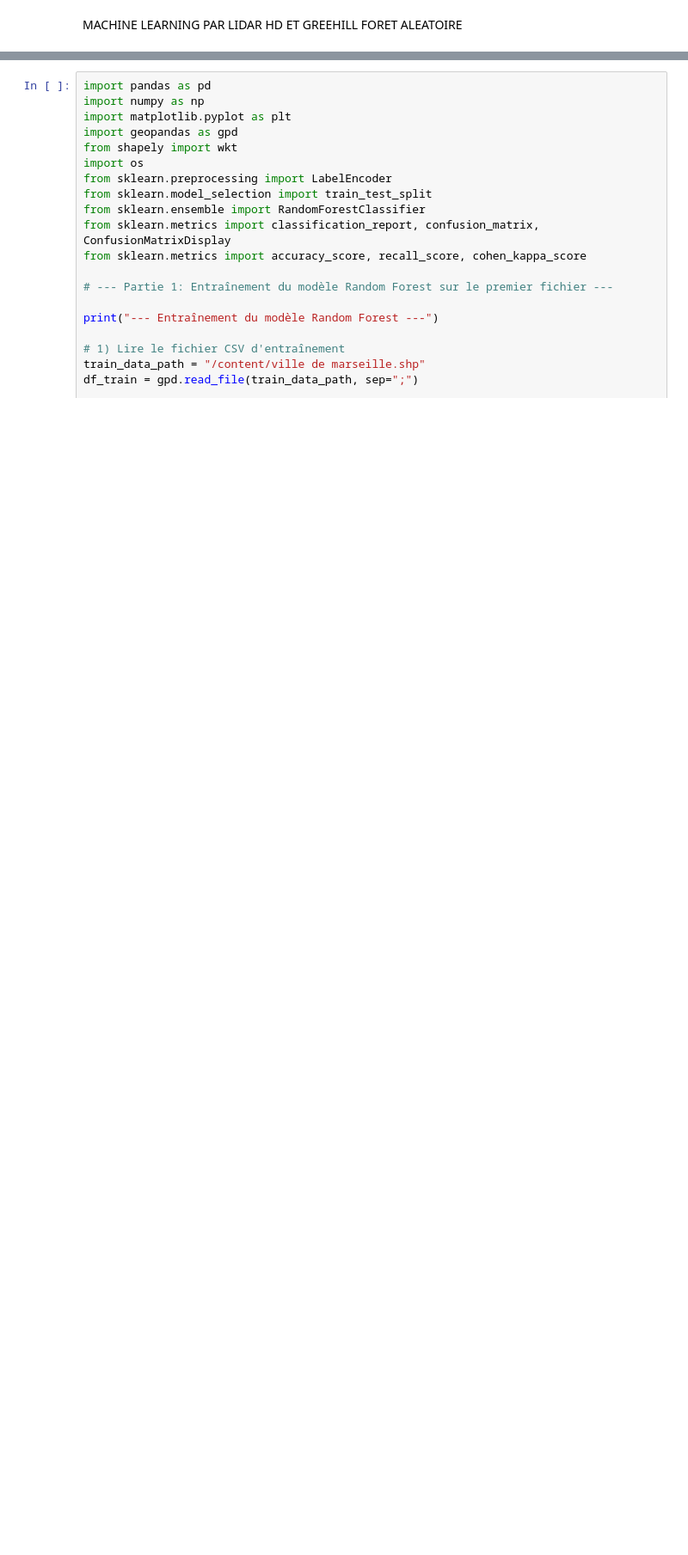
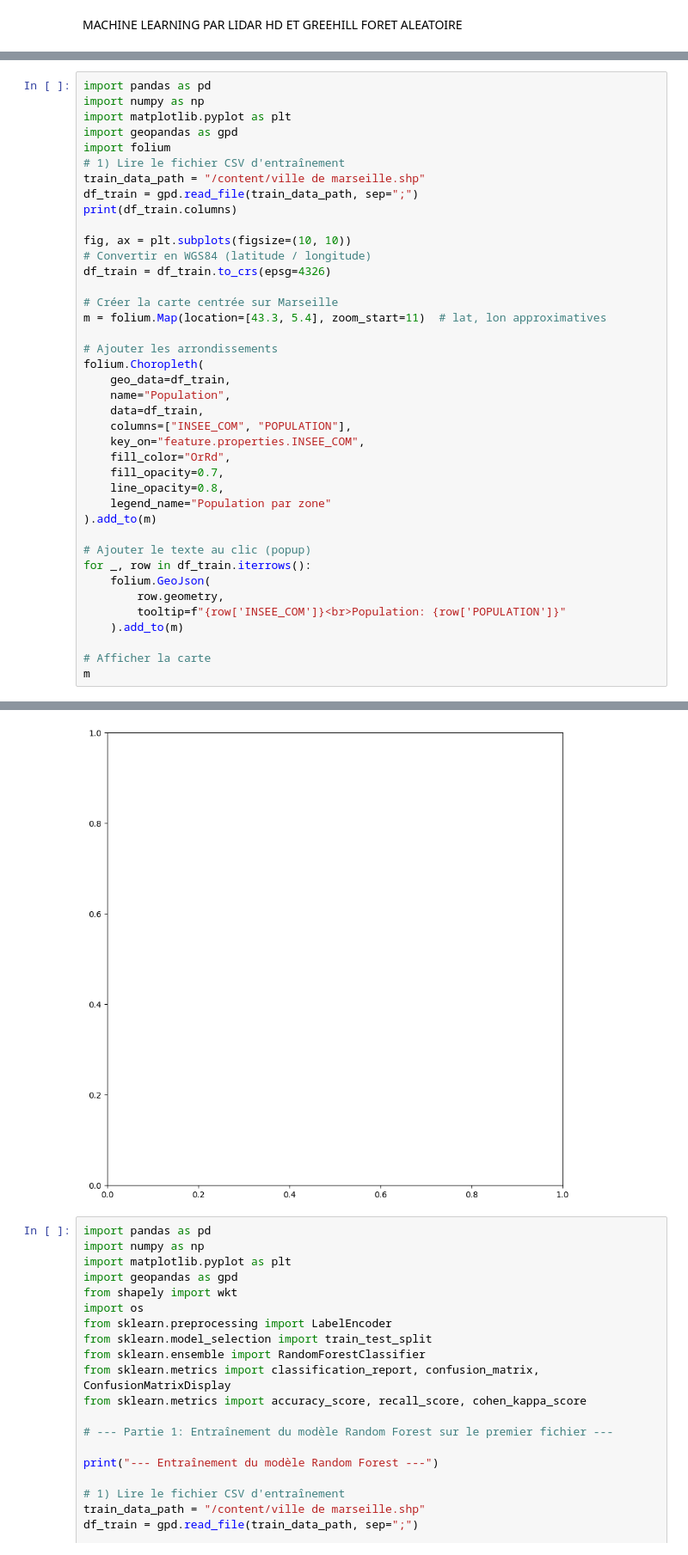
Before and after one commit to Moussadiey/DIEYE, a Jupyter notebook: RANDOM FOREST MODEL (2).ipynb, the cells around one changed output, grey strips where cells are left out. Shown at 86% size. Saved outputs shown, nothing was run; the diff lists cells and outputs as text; blank space fills up the shorter version.

```diff
--- a/RANDOM FOREST MODEL (2).ipynb
+++ b/RANDOM FOREST MODEL (2).ipynb
@@ -48,0 +38,41 @@ Text(0.95, 0.01, 'MOUSSA DIEYE AMU 2025 - Source : INSEE')
+# %%
+import pandas as pd
+import numpy as np
+import matplotlib.pyplot as plt
+import geopandas as gpd
+import folium
+# 1) Lire le fichier CSV d'entraînement
+train_data_path = "/content/ville de marseille.shp"
+df_train = gpd.read_file(train_data_path, sep=";")
+print(df_train.columns)
+
+fig, ax = plt.subplots(figsize=(10, 10))
+# Convertir en WGS84 (latitude / longitude)
+df_train = df_train.to_crs(epsg=4326)
+
+# Créer la carte centrée sur Marseille
+m = folium.Map(location=[43.3, 5.4], zoom_start=11)  # lat, lon approximatives
+
+# Ajouter les arrondissements
+folium.Choropleth(
+    geo_data=df_train,
+    name="Population",
+    data=df_train,
+    columns=["INSEE_COM", "POPULATION"],
+    key_on="feature.properties.INSEE_COM",
+    fill_color="OrRd",
+    fill_opacity=0.7,
+    line_opacity=0.8,
+    legend_name="Population par zone"
+).add_to(m)
+
+# Ajouter le texte au clic (popup)
+for _, row in df_train.iterrows():
+    folium.GeoJson(
+        row.geometry,
+        tooltip=f"{row['INSEE_COM']}<br>Population: {row['POPULATION']}"
+    ).add_to(m)
+
+# Afficher la carte
+m
+# %% [output]
@@ -49,3 +85,4 @@ Text(0.95, 0.01, 'MOUSSA DIEYE AMU 2025 - Source : INSEE')
+[figure, added]
 # %%
 import pandas as pd
 import numpy as np
```
Also changed, not shown: parts of 3 cells of this notebook.
